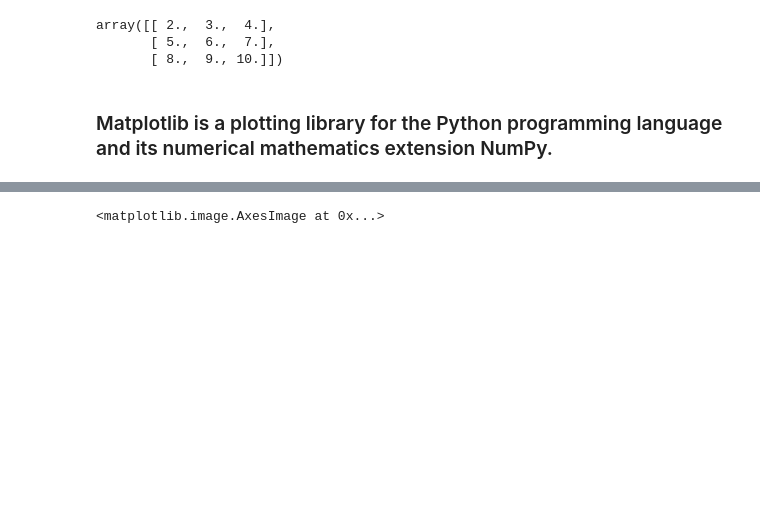
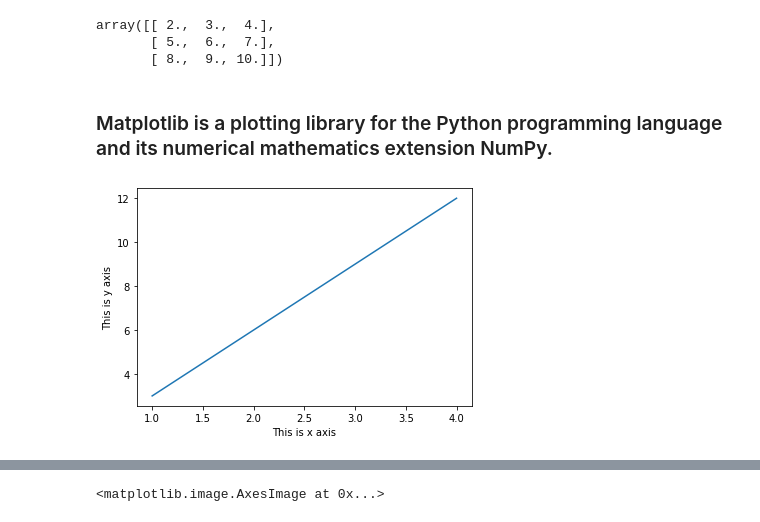
Before and after one commit to hsrwrobotics/Robotics_club_lectures, a Jupyter notebook: Week 2/Libraries.ipynb, the cells around one changed output, grey strips where cells are left out. Saved outputs shown, nothing was run; the diff lists cells and outputs as text; code cells hidden in the pictures; blank space fills up the shorter version.

```diff
--- a/Week 2/Libraries.ipynb
+++ b/Week 2/Libraries.ipynb
@@ -92,0 +90,12 @@ x = np.linspace(-np.pi, np.pi, 201)
+# %%
+import matplotlib.pyplot as plt
+%matplotlib inline
+
+# plot equation y  = 3x
+
+plt.plot([1, 2, 3, 4],[3, 6, 9, 12])
+plt.ylabel("This is y axis")
+plt.xlabel("This is x axis")
+plt.show()
+# %% [output]
+[figure, added]
```
Also changed, not shown: parts of 7 cells of this notebook, 2 other files.
